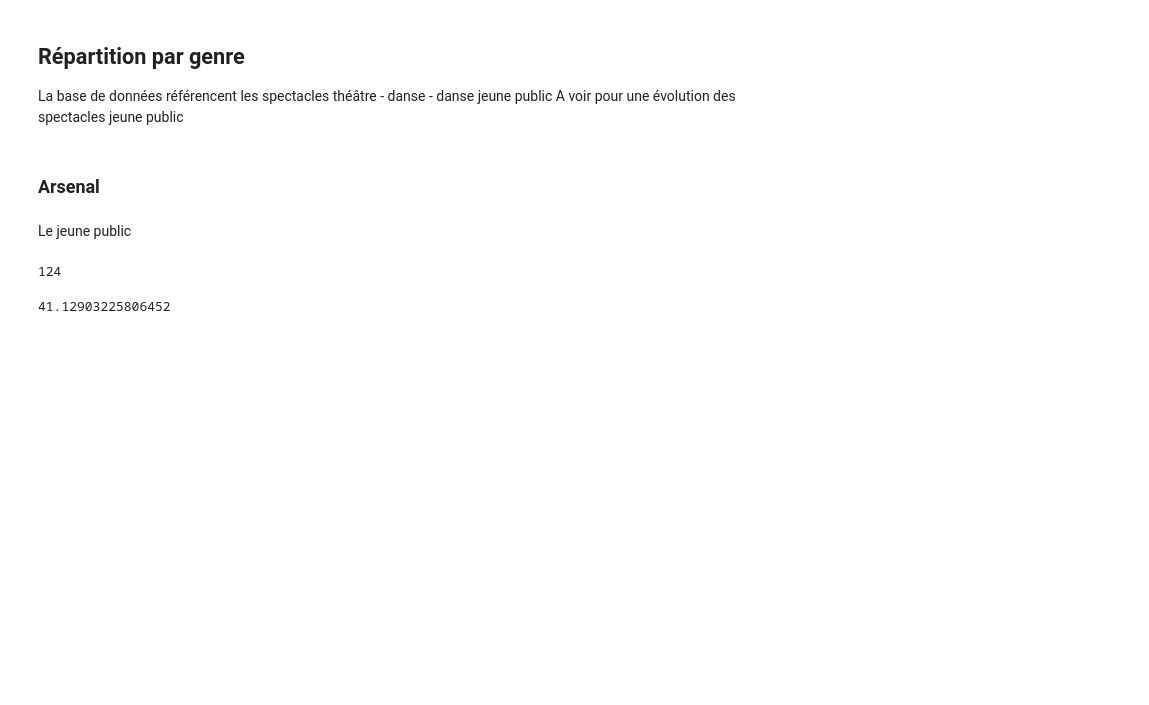
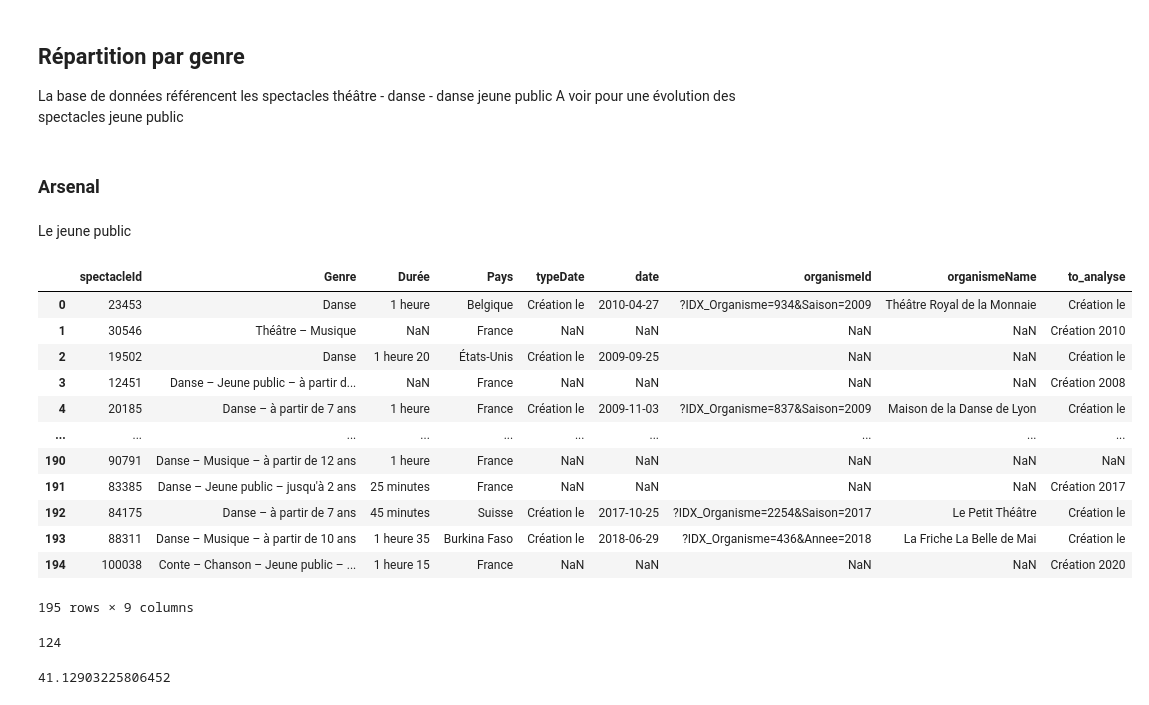
Before and after one commit to eliselavy/scrapper-notebook, a Jupyter notebook: notebooks/archives_spectacle/import_performance_info.ipynb, the cells around one changed output. Drawn from its saved outputs; the diff is of its cells as text; code cells hidden in the pictures; blank space fills up the shorter version.

```diff
--- a/notebooks/archives_spectacle/import_performance_info.ipynb
+++ b/notebooks/archives_spectacle/import_performance_info.ipynb
@@ -186,6 +186,22 @@ df_spectacle_arsenal = pd.read_csv(csv_file_path)
 #df_spectacle.groupby("Genre")["spectacleId"].count().sort_values(ascending=False)
 # %% [markdown]
 Le jeune public
+# %%
+df_spectacle_arsenal
+# %% [output]
+|  | spectacleId | Genre | Durée | Pays | typeDate | date | organismeId | organismeName | to_analyse |
+| 0 | 23453 | Danse | 1 heure | Belgique | Création le | 2010-04-27 | ?IDX_Organisme=934&Saison=2009 | Théâtre Royal de la Monnaie | Création le |
+| 1 | 30546 | Théâtre – Musique | NaN | France | NaN | NaN | NaN | NaN | Création 2010 |
+| 2 | 19502 | Danse | 1 heure 20 | États-Unis | Création le | 2009-09-25 | NaN | NaN | Création le |
+| 3 | 12451 | Danse – Jeune public – à partir d... | NaN | France | NaN | NaN | NaN | NaN | Création 2008 |
+| 4 | 20185 | Danse – à partir de 7 ans | 1 heure | France | Création le | 2009-11-03 | ?IDX_Organisme=837&Saison=2009 | Maison de la Danse de Lyon | Création le |
+| ... | ... | ... | ... | ... | ... | ... | ... | ... | ... |
+| 190 | 90791 | Danse – Musique – à partir de 12 ans | 1 heure | France | NaN | NaN | NaN | NaN | NaN |
+| 191 | 83385 | Danse – Jeune public – jusqu'à 2 ans | 25 minutes | France | NaN | NaN | NaN | NaN | Création 2017 |
+| 192 | 84175 | Danse – à partir de 7 ans | 45 minutes | Suisse | Création le | 2017-10-25 | ?IDX_Organisme=2254&Saison=2017 | Le Petit Théâtre | Création le |
+| 193 | 88311 | Danse – Musique – à partir de 10 ans | 1 heure 35 | Burkina Faso | Création le | 2018-06-29 | ?IDX_Organisme=436&Annee=2018 | La Friche La Belle de Mai | Création le |
+| 194 | 100038 | Conte – Chanson – Jeune public – ... | 1 heure 15 | France | NaN | NaN | NaN | NaN | Création 2020 |
+195 rows × 9 columns
 # %%
 import re
 #Filtre sur le genre - string contains danse
```
Also changed, not shown: parts of 12 cells of this notebook.
